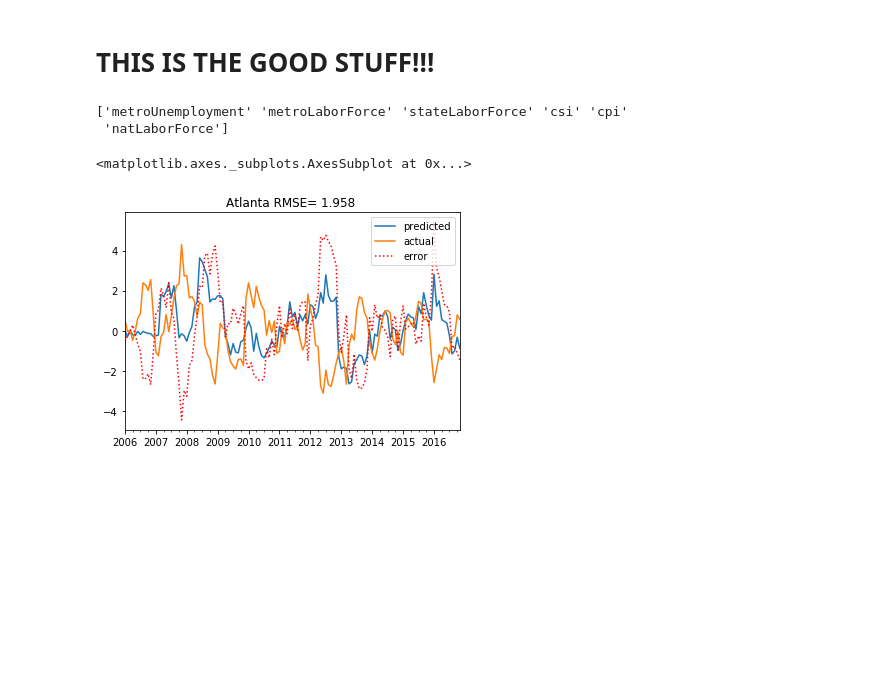
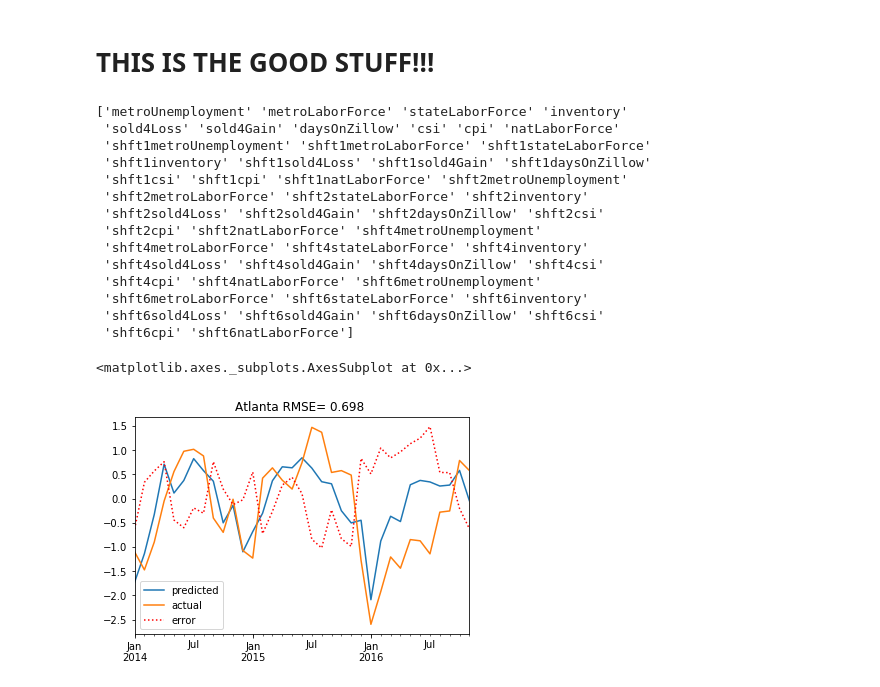
Before and after one commit to kkwteh/cdips_hpi_forecast, a Jupyter notebook: RandForest.ipynb, the cells around one changed output. Saved outputs shown, nothing was run; the diff lists cells and outputs as text; code cells hidden in the pictures; blank space fills up the shorter version.

Commit message:
Added shift for exogenous variables

```diff
--- a/RandForest.ipynb
+++ b/RandForest.ipynb
@@ -239,8 +240,8 @@ from sklearn.ensemble import AdaBoostRegressor,RandomForestRegressor,GradientBoo
 from sklearn.preprocessing import StandardScaler
 # %%
 city = 'Atlanta'
-startDate    = None #'2010-01-1'
-startTesting = '2006-01'  # Start rolling predictions after this.
+startDate    = '2010-01-1'
+startTesting = '2014-01'  # Start rolling predictions after this.
 trainTestLag = 6 # To avoid confounding causality, need to make sure we don't train on the last
 regr = RandomForestRegressor()  # This can also be RandomForestRegressor(), GradientBoostingRegressor(), or any other Sklearn initializer
 
@@ -252,18 +253,29 @@ results = pd.DataFrame(columns = ['predicted','actual'])
 
 # Include lagged housing price data
 nlags = 6
-X = pd.concat([ts.pct_change().shift(i) for i in range(nlags)], axis=1,keys = ['L%s'%i for i in range(nlags)])  # Original data (dollars)
+X = pd.concat([ts.pct_change(periods=i) for i in range(nlags)], axis=1,keys = ['L%s'%i for i in range(nlags)])  # Original data (dollars)
 
 ## Consolidate the metropolitan data, which is a combination of state unemployment data (long time series available) and Zillow data (only available after ~2010).  Note: The Zillow field 'inventoryAge' is only available from 2012 onwards!
 # These data have limited availability
 zillowData = ['pricecut', 'inventory', 'sold4Loss', 'rentMultifam', 'price2rent', 'rentSFR', 'rentAllHomes', 'inventoryAge', 'sold4Gain', 'daysOnZillow']
 metroData  = metroMonthly[city].loc[startDate:,:]
 metroData  = metroData.drop(['stateInitialUnemplClaims', 'stateContinuedUnemplClaims'],axis=1) # These tend to be bad for prediction quality
-# metroData  = metroData.drop('inventoryAge',axis=1)
+metroData  = metroData.drop('inventoryAge',axis=1)
 # metroData  = metroData.drop(zillowData,axis=1)
 metroData  = metroData.dropna(axis=1)
+exogVars  = metroData.join(nationalMonthly)
 
-exogVars  = metroData.join(nationalMonthly)
+## Include lagged data
+exogShift = pd.DataFrame()
+for shiftData in [1,2,4,6]:
+    temp = exogVars.shift(periods=shiftData)
+    temp.columns = [('shft%s'%shiftData)+x for x in temp.columns.values]
+    exogShift = exogShift.join(temp,how='outer')
+exogVars = exogVars.join(exogShift)
+
+# Consider the percentage change rather than the immediate results
+exogVars = exogVars.pct_change()
+
 print(exogVars.columns.values)
 X = exogVars.join(X)
 X = X.dropna(how='any')
@@ -280,33 +292,45 @@ X = X.dropna()
 # We want to make sure that we only have test data that would actually be available: i.e. if we are predicting in January, we would only have the actual 6-month y-values from the previous June.
 testBeginIdx = X.index.get_loc(startTesting).start
 trainingEnds = X.index[testBeginIdx-trainTestLag-1]
 trainEndList = X.loc[trainingEnds:,:].index
 testDateList = X.loc[startTesting:,:].index
 
 
 ### ACTUAL PREDICTIONS FOR EACH TEST DATE
 # Re-train the predictor at each time step
 
 for i in range(testDateList.shape[0]):
     trainSet = X.loc[:trainEndList[i],:]
     testSet = X.loc[testDateList[i],:]
 
     regr.fit(trainSet.drop('y',axis=1).values, trainSet['y'])
 #         if testDate.month==1 or testDate==testDateList[0]:
 #             regr.fit(trainSet.drop('y',axis=1).values, trainSet['y'])
 
     results.loc[testDateList[i],'actual']  = testSet['y']
     results.loc[testDateList[i],'predicted'] = regr.predict(testSet.drop('y').values.reshape(1,-1))[0]
 
 myResults = results
 myResults = myResults # Scale to be percentages
 myResults['error'] = myResults['predicted'] - myResults['actual']
 rmse = np.sqrt(myResults['error'].pow(2).sum()/float(myResults.shape[0]))
 
 # Plot results
 myResults.plot(style=[None,None,'r:'], title='%s RMSE= %.3f '%(city,rmse))
 # %% [output]
-['metroUnemployment' 'metroLaborForce' 'stateLaborForce' 'csi' 'cpi'
- 'natLaborForce']
+['metroUnemployment' 'metroLaborForce' 'stateLaborForce' 'inventory'
+ 'sold4Loss' 'sold4Gain' 'daysOnZillow' 'csi' 'cpi' 'natLaborForce'
+ 'shft1metroUnemployment' 'shft1metroLaborForce' 'shft1stateLaborForce'
+ 'shft1inventory' 'shft1sold4Loss' 'shft1sold4Gain' 'shft1daysOnZillow'
+ 'shft1csi' 'shft1cpi' 'shft1natLaborForce' 'shft2metroUnemployment'
+ 'shft2metroLaborForce' 'shft2stateLaborForce' 'shft2inventory'
+ 'shft2sold4Loss' 'shft2sold4Gain' 'shft2daysOnZillow' 'shft2csi'
+ 'shft2cpi' 'shft2natLaborForce' 'shft4metroUnemployment'
+ 'shft4metroLaborForce' 'shft4stateLaborForce' 'shft4inventory'
+ 'shft4sold4Loss' 'shft4sold4Gain' 'shft4daysOnZillow' 'shft4csi'
+ 'shft4cpi' 'shft4natLaborForce' 'shft6metroUnemployment'
+ 'shft6metroLaborForce' 'shft6stateLaborForce' 'shft6inventory'
+ 'shft6sold4Loss' 'shft6sold4Gain' 'shft6daysOnZillow' 'shft6csi'
+ 'shft6cpi' 'shft6natLaborForce']
 <matplotlib.axes._subplots.AxesSubplot at 0x...>
-[figure, old version]
+[figure, new version]
```
Also changed, not shown: parts of 1 cell of this notebook.
